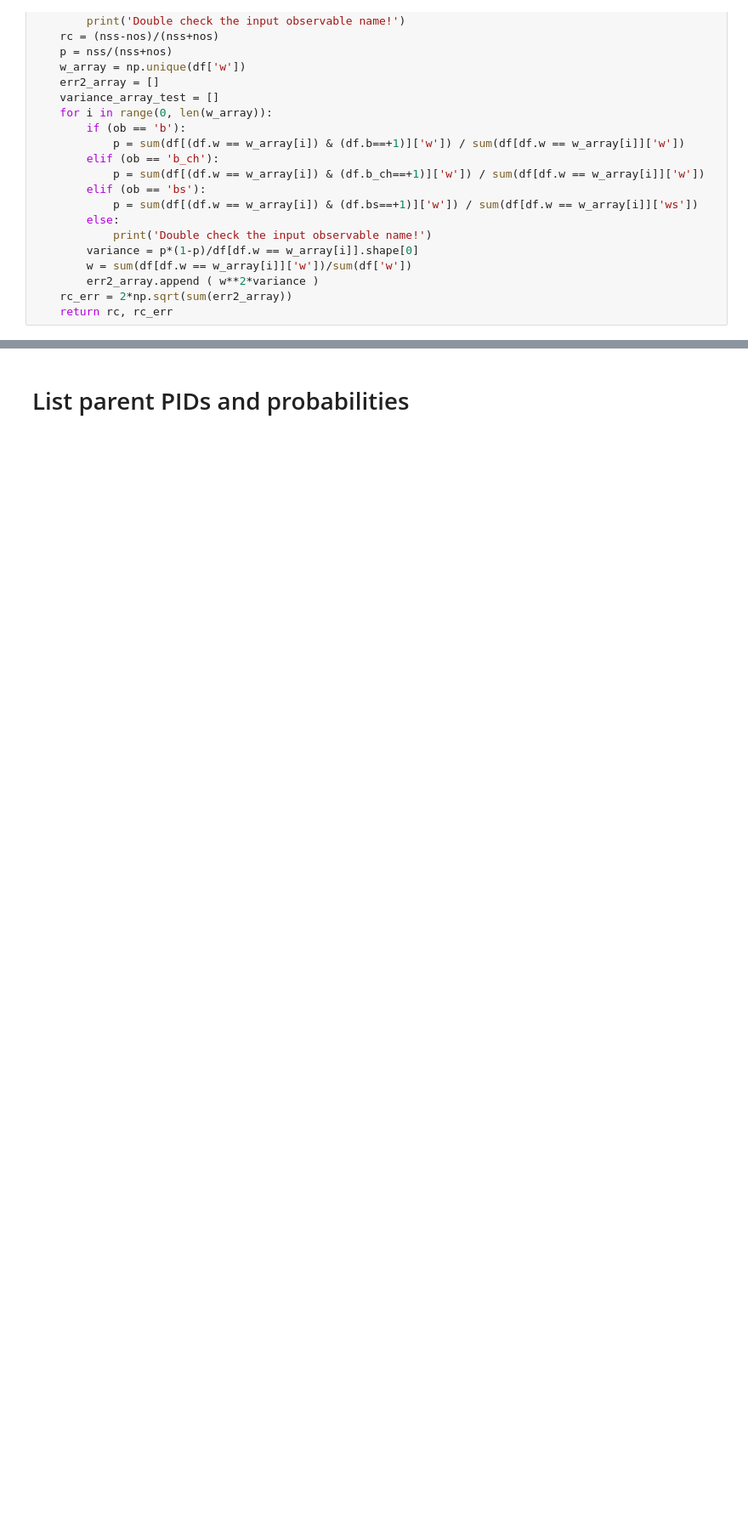
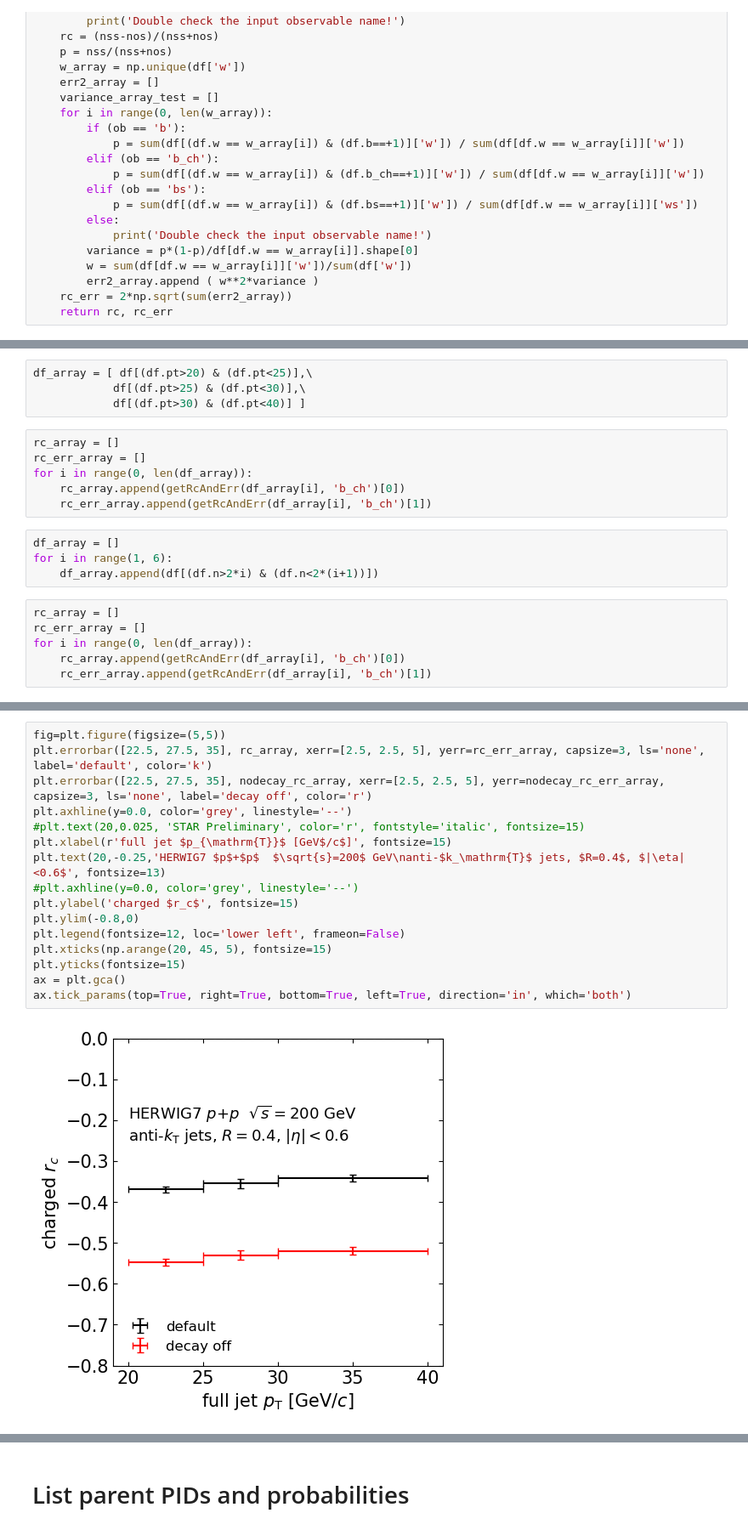
Before and after one commit to y-song/rc, a Jupyter notebook: pp/decay_check_herwig.ipynb, the cells around one changed output, grey strips where cells are left out. Shown at 85% size. Drawn from its saved outputs; the diff is of its cells as text; blank space fills up the shorter version.

Commit message:
Updated plots for thesis

```diff
--- a/pp/decay_check_herwig.ipynb
+++ b/pp/decay_check_herwig.ipynb
@@ -113,0 +183,20 @@ print(unique_parent2_array)
+# %%
+df_array = [ df[(df.pt>20) & (df.pt<25)],\
+            df[(df.pt>25) & (df.pt<30)],\
+            df[(df.pt>30) & (df.pt<40)] ]
+# %%
+rc_array = []
+rc_err_array = []
+for i in range(0, len(df_array)):
+    rc_array.append(getRcAndErr(df_array[i], 'b_ch')[0])
+    rc_err_array.append(getRcAndErr(df_array[i], 'b_ch')[1])
+# %%
+df_array = []
+for i in range(1, 6):
+    df_array.append(df[(df.n>2*i) & (df.n<2*(i+1))])
+# %%
+rc_array = []
+rc_err_array = []
+for i in range(0, len(df_array)):
+    rc_array.append(getRcAndErr(df_array[i], 'b_ch')[0])
+    rc_err_array.append(getRcAndErr(df_array[i], 'b_ch')[1])
@@ -113,0 +209,18 @@ print(unique_parent2_array)
+# %%
+fig=plt.figure(figsize=(5,5))
+plt.errorbar([22.5, 27.5, 35], rc_array, xerr=[2.5, 2.5, 5], yerr=rc_err_array, capsize=3, ls='none', label='default', color='k')
+plt.errorbar([22.5, 27.5, 35], nodecay_rc_array, xerr=[2.5, 2.5, 5], yerr=nodecay_rc_err_array, capsize=3, ls='none', label='decay off', color='r')
+plt.axhline(y=0.0, color='grey', linestyle='--')
+#plt.text(20,0.025, 'STAR Preliminary', color='r', fontstyle='italic', fontsize=15)
+plt.xlabel(r'full jet $p_{\mathrm{T}}$ [GeV$/c$]', fontsize=15)
+plt.text(20,-0.25,'HERWIG7 $p$+$p$  $\sqrt{s}=200$ GeV\nanti-$k_\mathrm{T}$ jets, $R=0.4$, $|\eta|<0.6$', fontsize=13)
+#plt.axhline(y=0.0, color='grey', linestyle='--')
+plt.ylabel('charged $r_c$', fontsize=15)
+plt.ylim(-0.8,0)
+plt.legend(fontsize=12, loc='lower left', frameon=False)
+plt.xticks(np.arange(20, 45, 5), fontsize=15)
+plt.yticks(fontsize=15)
+ax = plt.gca()
+ax.tick_params(top=True, right=True, bottom=True, left=True, direction='in', which='both')
+# %% [output]
+[figure, added]
```
Also changed, not shown: parts of 72 cells of this notebook, 3 other files.
